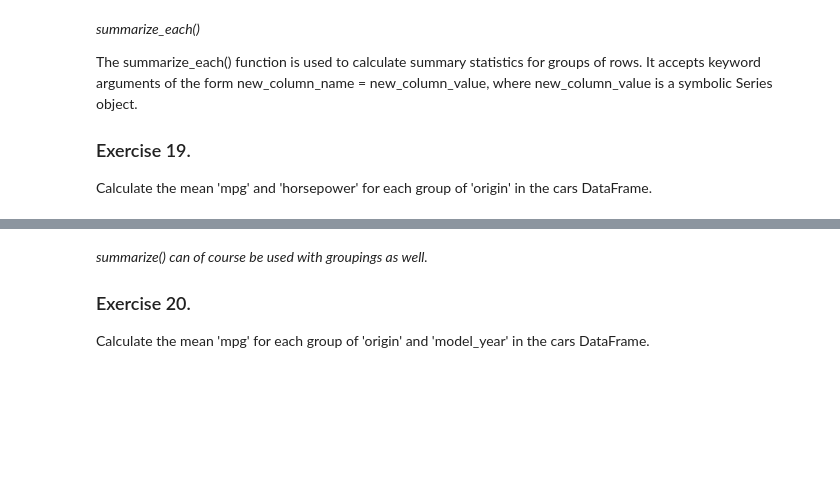
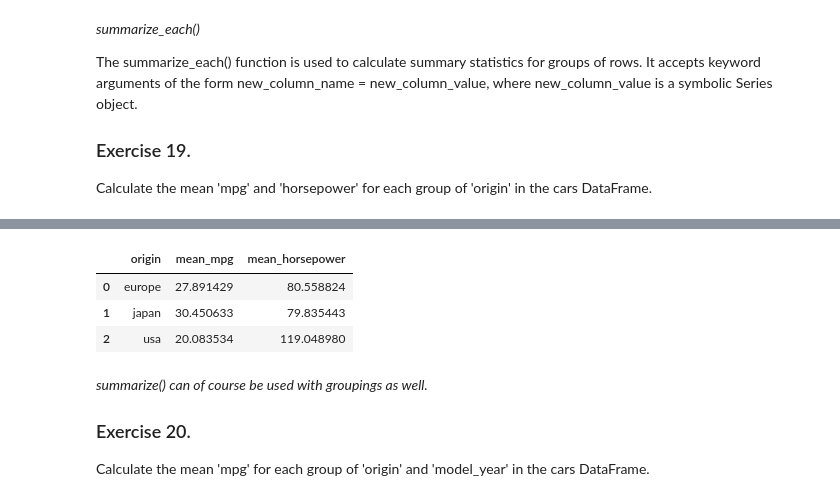
Before and after one commit to Hanna-Bando/s2ds2025, a Jupyter notebook: pipes_and_more/Report1.ipynb, the cells around one changed output, grey strips where cells are left out. Drawn from its saved outputs; the diff is of its cells as text; code cells hidden in the pictures; blank space fills up the shorter version.

```diff
--- a/pipes_and_more/Report1.ipynb
+++ b/pipes_and_more/Report1.ipynb
@@ -453,3 +461,10 @@ AttributeError: 'numpy.float64' object has no attribute '__name__'
+# %%
+cars >> group_by(X.origin) >> summarize(mean_mpg=X.mpg.mean(), mean_horsepower=X.horsepower.mean())
+# %% [output]
+|  | origin | mean_mpg | mean_horsepower |
+| 0 | europe | 27.891429 | 80.558824 |
+| 1 | japan | 30.450633 | 79.835443 |
+| 2 | usa | 20.083534 | 119.048980 |
 # %% [markdown]
 
 *summarize() can of course be used with groupings as well.*
```
Also changed, not shown: parts of 3 cells of this notebook.
